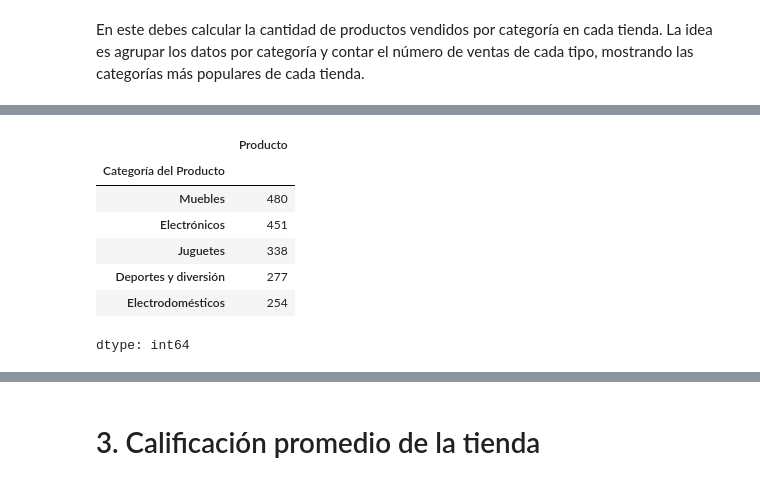
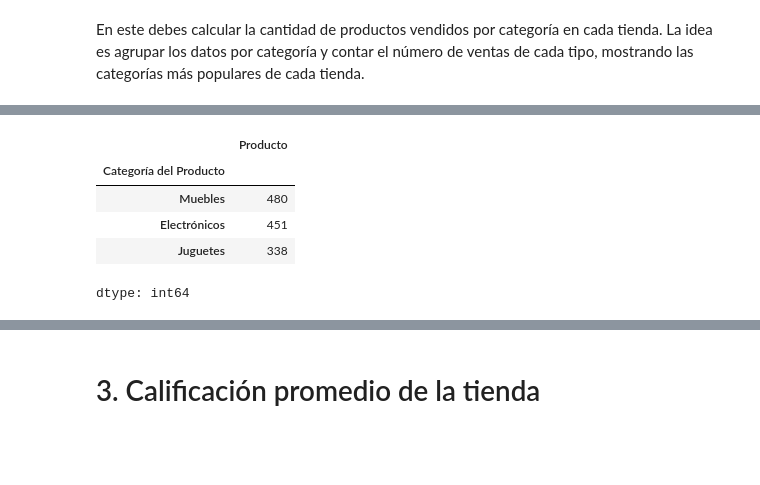
Before and after one commit to armando030/analisis-py, a Jupyter notebook: AluraStoreLatam.ipynb, the cells around one changed output, grey strips where cells are left out. Cells and saved outputs as stored; diff of their text form; code cells hidden in the pictures; blank space fills up the shorter version.

```diff
--- a/AluraStoreLatam.ipynb
+++ b/AluraStoreLatam.ipynb
@@ -101,13 +113,11 @@ categoria.head()
 dtype: int64
 # %%
-categoria = tienda4.groupby('Categoría del Producto')['Producto'].count().sort_values(ascending=False)
-categoria.head()
+categoria_tienda4 = tienda4.groupby('Categoría del Producto')['Producto'].count().sort_values(ascending=False).head(3)
+categoria_tienda4.head()
 # %% [output]
 |  | Producto |
 | Categoría del Producto |  |
 | Muebles | 480 |
 | Electrónicos | 451 |
 | Juguetes | 338 |
-| Deportes y diversión | 277 |
-| Electrodomésticos | 254 |
 dtype: int64
```
Also changed, not shown: parts of 8 cells of this notebook.
